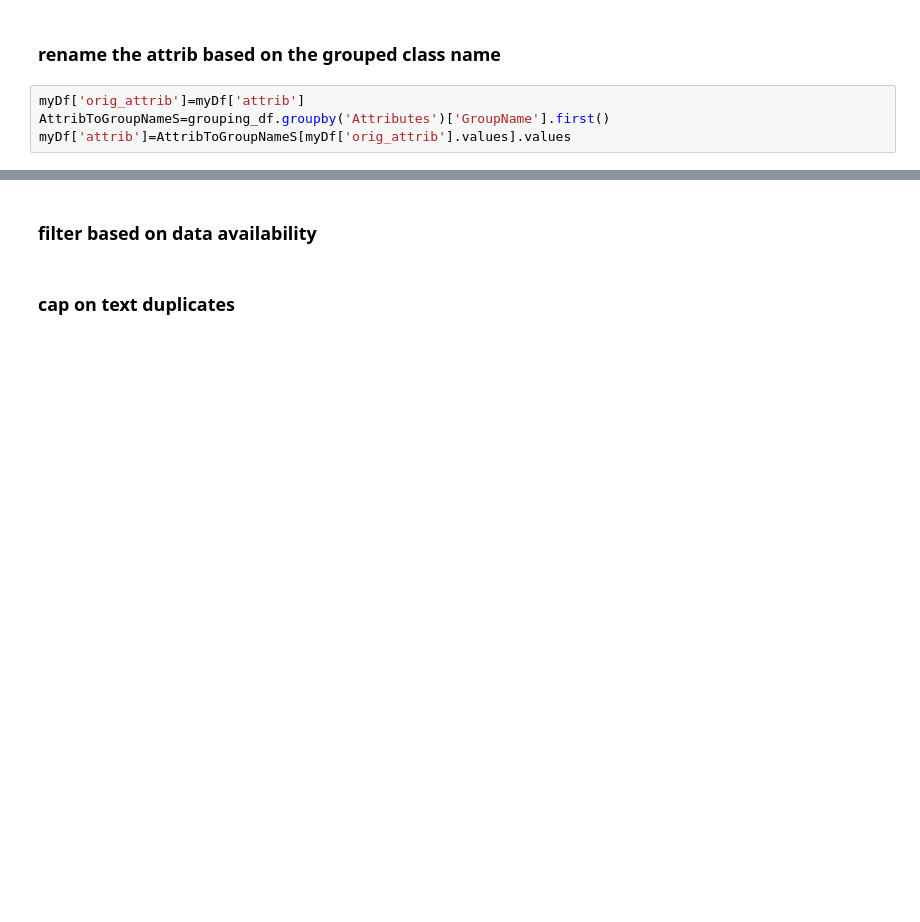
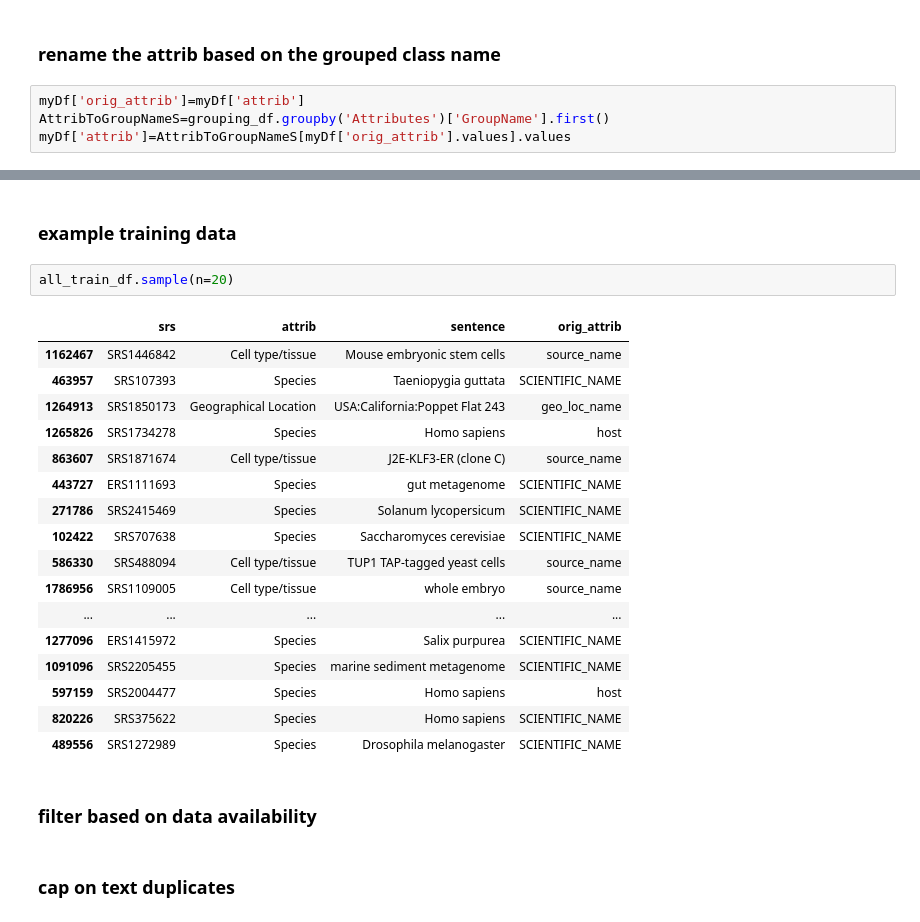
Before and after one commit to brianyiktaktsui/DEEP_NLP, a Jupyter notebook: deep_sra_train.ipynb, the cells around one changed output, grey strips where cells are left out. Saved outputs shown, nothing was run; the diff lists cells and outputs as text; blank space fills up the shorter version.

```diff
--- a/deep_sra_train.ipynb
+++ b/deep_sra_train.ipynb
@@ -248,3 +228,25 @@ all_train_df
+# %% [markdown]
+### example training data
+# %%
+all_train_df.sample(n=20)
+# %% [output]
+|  | srs | attrib | sentence | orig_attrib |
+| 1162467 | SRS1446842 | Cell type/tissue | Mouse embryonic stem cells | source_name |
+| 463957 | SRS107393 | Species | Taeniopygia guttata | SCIENTIFIC_NAME |
+| 1264913 | SRS1850173 | Geographical Location | USA:California:Poppet Flat 243 | geo_loc_name |
+| 1265826 | SRS1734278 | Species | Homo sapiens | host |
+| 863607 | SRS1871674 | Cell type/tissue | J2E-KLF3-ER (clone C) | source_name |
+| 443727 | ERS1111693 | Species | gut metagenome | SCIENTIFIC_NAME |
+| 271786 | SRS2415469 | Species | Solanum lycopersicum | SCIENTIFIC_NAME |
+| 102422 | SRS707638 | Species | Saccharomyces cerevisiae | SCIENTIFIC_NAME |
+| 586330 | SRS488094 | Cell type/tissue | TUP1 TAP-tagged yeast cells | source_name |
+| 1786956 | SRS1109005 | Cell type/tissue | whole embryo | source_name |
+| ... | ... | ... | ... | ... |
+| 1277096 | ERS1415972 | Species | Salix purpurea | SCIENTIFIC_NAME |
+| 1091096 | SRS2205455 | Species | marine sediment metagenome | SCIENTIFIC_NAME |
+| 597159 | SRS2004477 | Species | Homo sapiens | host |
+| 820226 | SRS375622 | Species | Homo sapiens | SCIENTIFIC_NAME |
+| 489556 | SRS1272989 | Species | Drosophila melanogaster | SCIENTIFIC_NAME |
 # %% [markdown]
 ### filter based on data availability
 # %% [markdown]
```
Also changed, not shown: parts of 19 cells of this notebook, 2 other files.
